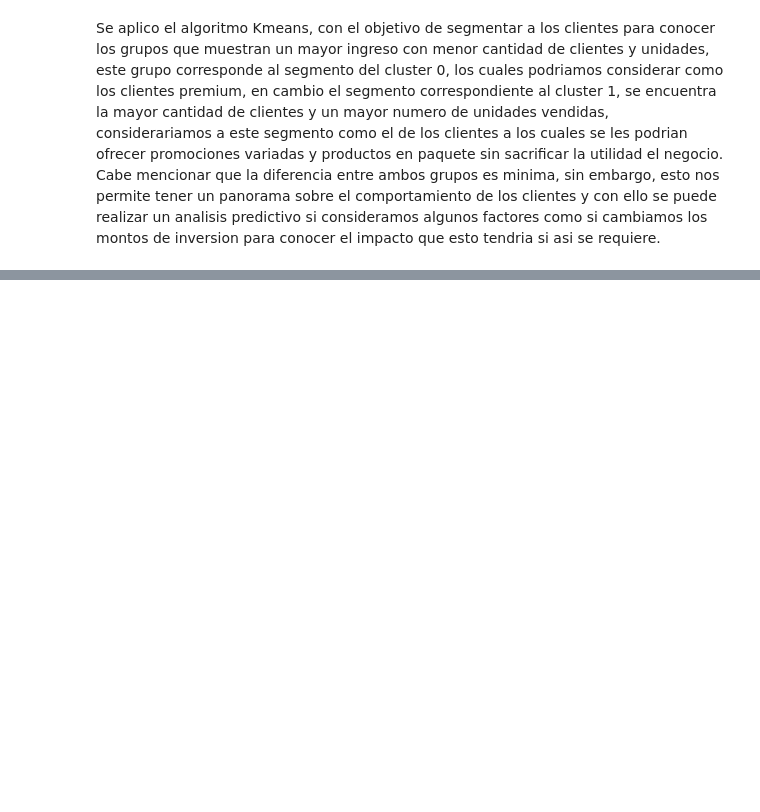
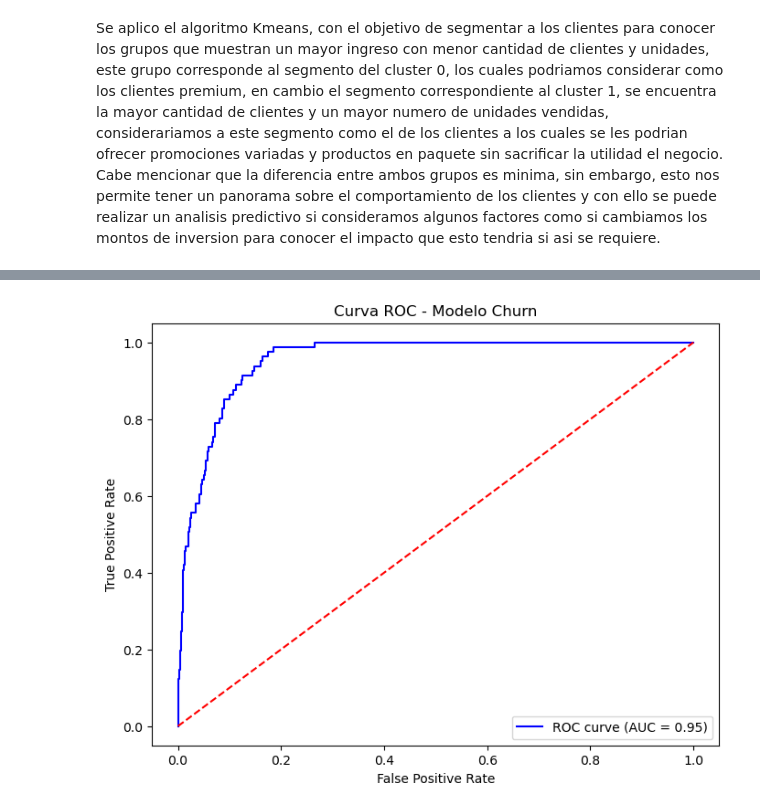
Before and after one commit to edy-29/Segmentacion-clientes, a Jupyter notebook: marketing.ipynb, the cells around one changed output, grey strips where cells are left out. Drawn from its saved outputs; the diff is of its cells as text; code cells hidden in the pictures; blank space fills up the shorter version.

```diff
--- a/marketing.ipynb
+++ b/marketing.ipynb
@@ -547,0 +688,4 @@ Se aplico el algoritmo Kmeans, con el objetivo de segmentar a los clientes para
+# %%
+#Aplicamos OHE a columnas categoricas
+prediccion = pd.get_dummies(df_depurado,columns=['Subscription_Tier','Common_Keywords'], drop_first=True)
+prediccion.head(2)
@@ -547,0 +703,18 @@ Se aplico el algoritmo Kmeans, con el objetivo de segmentar a los clientes para
+# %%
+x = prediccion.drop('churn', axis=1)
+y = prediccion['churn']
+
+# Dividir en entrenamiento y prueba
+x_train, x_test, y_train, y_test = train_test_split(x, y, test_size=0.3, random_state=42)
+
+# Entrenar modelo
+log_reg = LogisticRegression(max_iter=1000, random_state=42, class_weight = 'balanced')
+log_reg.fit(x_train, y_train)
+
+# Predicciones
+y_pred = log_reg.predict(x_test)
+y_prob = log_reg.predict_proba(x_test)[:,1]  # probabilidades clase 1
+
+# Evaluación
+print(classification_report(y_test, y_pred)) #se puede ver precision, recall y f1 score
+print("ROC-AUC:", roc_auc_score(y_test, y_prob))
@@ -547,0 +739,19 @@ Se aplico el algoritmo Kmeans, con el objetivo de segmentar a los clientes para
+# %%
+#Curva ROC_AUC
+#Probabilidades de la clase positiva 1
+y_prob = log_reg.predict_proba(x_test)[:,1]
+
+fpr,tpr, thresholds = roc_curve(y_test, y_prob)
+
+auc_value = roc_auc_score(y_test, y_prob)
+
+plt.figure(figsize=(8,6))
+plt.plot(fpr,tpr, color='blue', label=f'ROC curve (AUC = {auc_value:.2f})')
+plt.plot([0,1], [0,1], color='red', linestyle='--')
+plt.xlabel('False Positive Rate')
+plt.ylabel('True Positive Rate')
+plt.title('Curva ROC - Modelo Churn')
+plt.legend(loc="lower right")
+plt.show()
+# %% [output]
+[figure, added]
```
Also changed, not shown: parts of 28 cells of this notebook.
